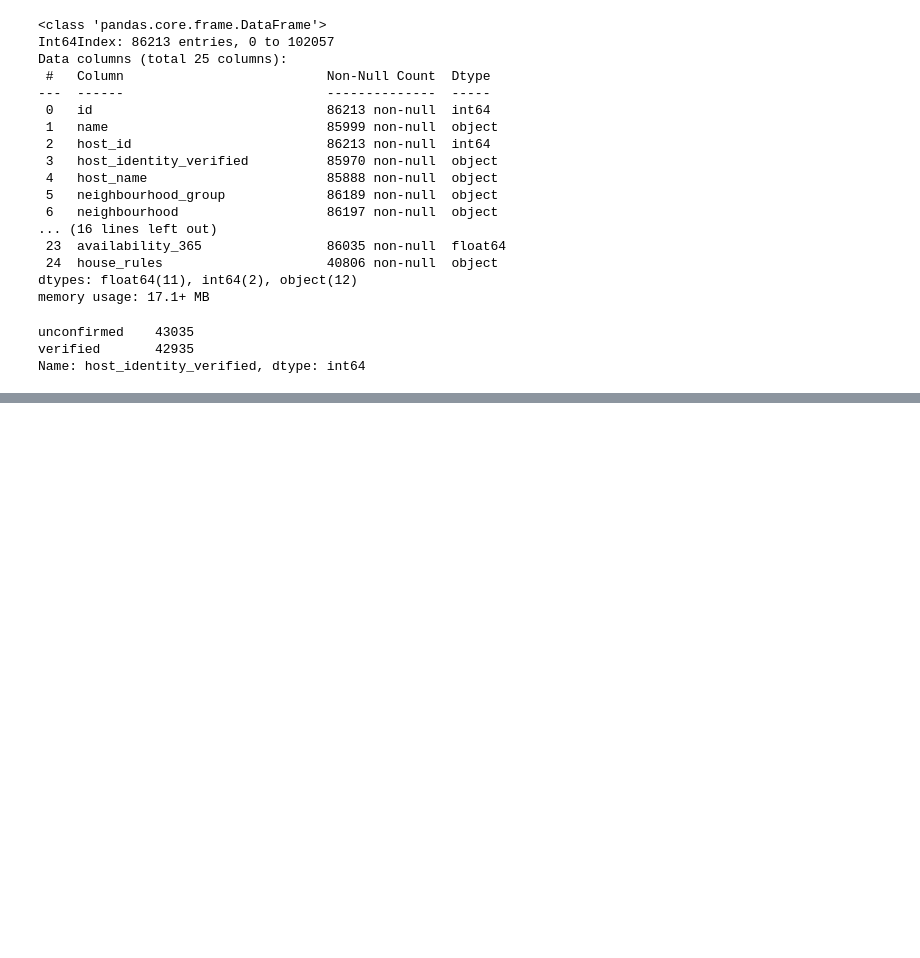
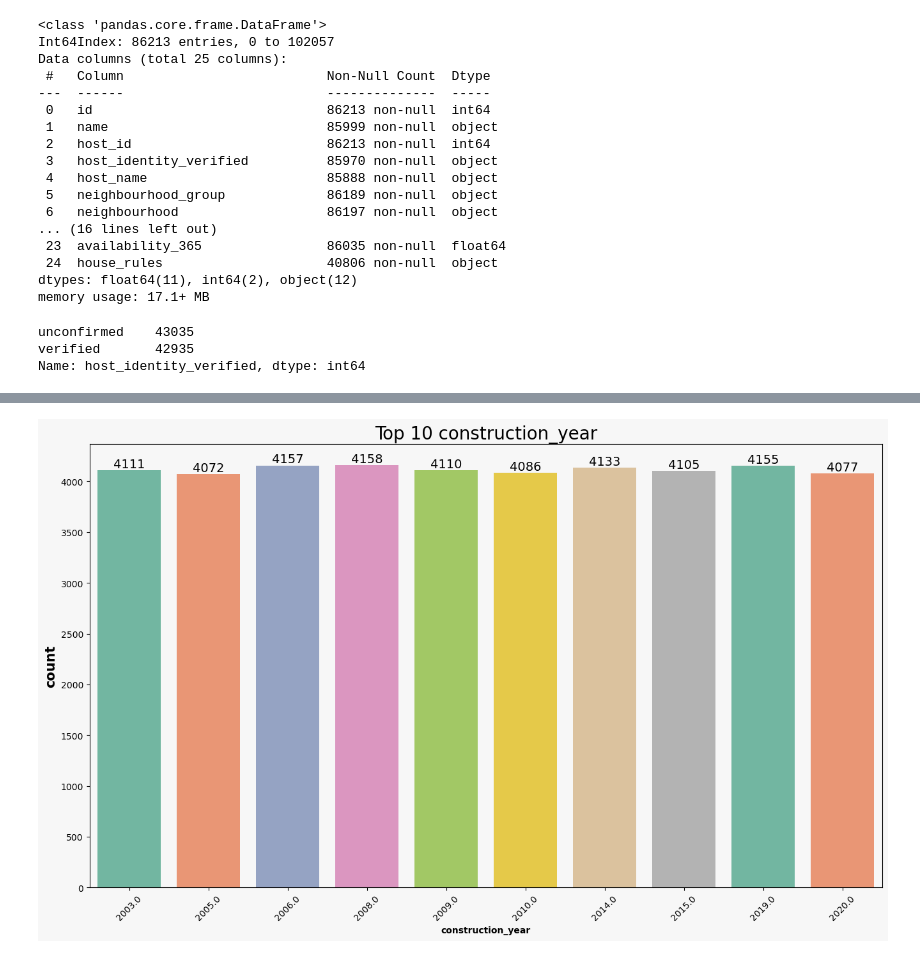
Before and after one commit to chrishunt11/Airbnb_Analysis, a Jupyter notebook: Airbnb Open Data.ipynb, the cells around one changed output, grey strips where cells are left out. Saved outputs shown, nothing was run; the diff lists cells and outputs as text; code cells hidden in the pictures; blank space fills up the shorter version.

```diff
--- a/Airbnb Open Data.ipynb
+++ b/Airbnb Open Data.ipynb
@@ -463 +429,5 @@ def plot_line_chart(column_name, xlabel, ylabel, title):
+# %%
+plot_bar_chart(column_name='construction_year', top_values=10, palette='Set2', show_grid=False)
+# %% [output]
+[figure, added]
 # %%
```
Also changed, not shown: parts of 23 cells of this notebook.
